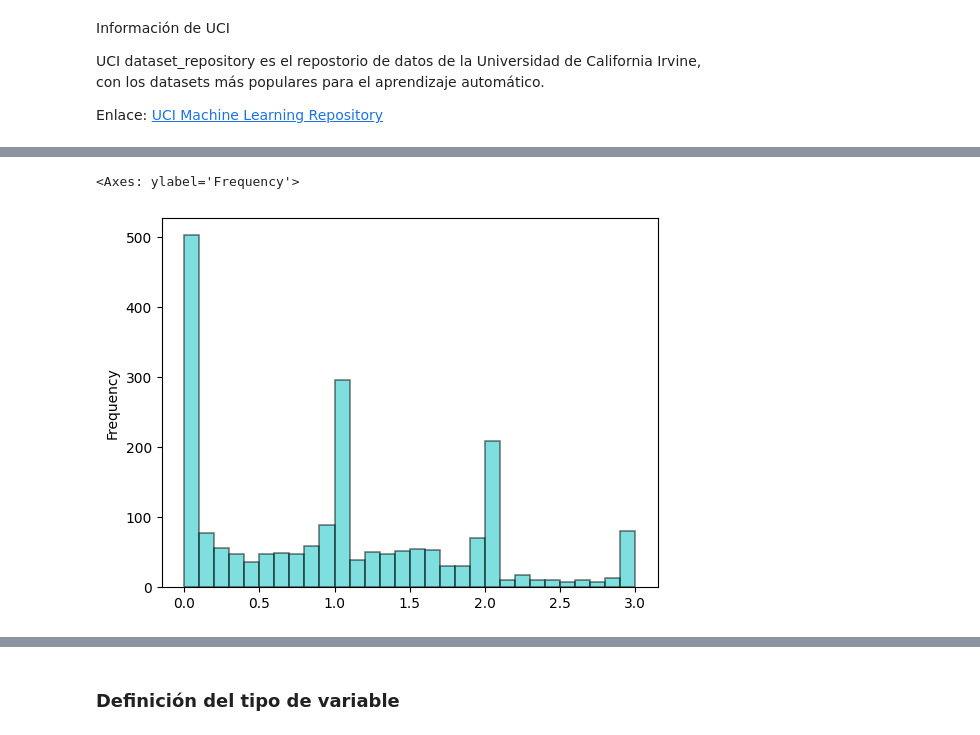
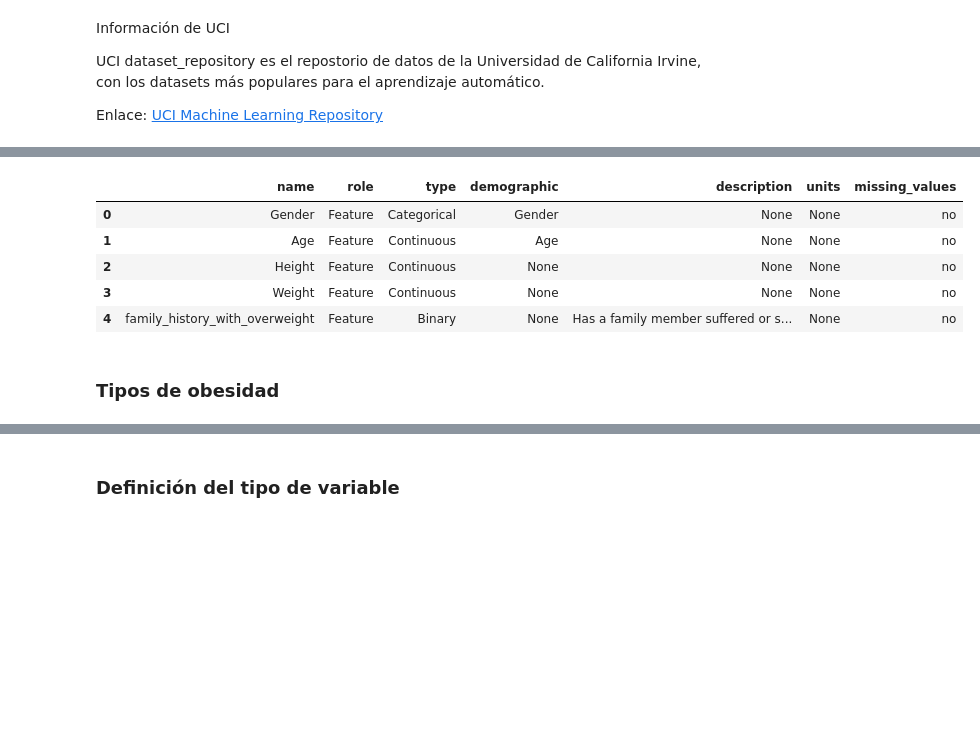
Before and after one commit to JuliethLambrano930/Proyecto_Final, a Jupyter notebook: Código/Proyecto1_Obesidad.ipynb, the cells around one changed output, grey strips where cells are left out. Cells and saved outputs as stored; diff of their text form; code cells hidden in the pictures; blank space fills up the shorter version.

```diff
--- a/Código/Proyecto1_Obesidad.ipynb
+++ b/Código/Proyecto1_Obesidad.ipynb
@@ -64,6 +45,14 @@ estimation_of_obesity_levels_based_on_eating_habits_and_physical_condition.varia
+# %%
+Obesidad.variables.head()
+# %% [output]
+|  | name | role | type | demographic | description | units | missing_values |
+| 0 | Gender | Feature | Categorical | Gender | None | None | no |
+| 1 | Age | Feature | Continuous | Age | None | None | no |
+| 2 | Height | Feature | Continuous | None | None | None | no |
+| 3 | Weight | Feature | Continuous | None | None | None | no |
+| 4 | family_history_with_overweight | Feature | Binary | None | Has a family member suffered or s... | None | no |
 # %%
-X['FAF'].plot(kind='hist', bins=30, color='c', edgecolor='black', linewidth=1.2, alpha=0.5, label='NCP')
+#X['FAF'].plot(kind='hist', bins=30, color='c', edgecolor='black', linewidth=1.2, alpha=0.5, label='NCP')
-# %% [output]
-<Axes: ylabel='Frequency'>
-[figure, removed]
+# %% [markdown]
+### Tipos de obesidad
 # %%
```
Also changed, not shown: parts of 15 cells of this notebook.
